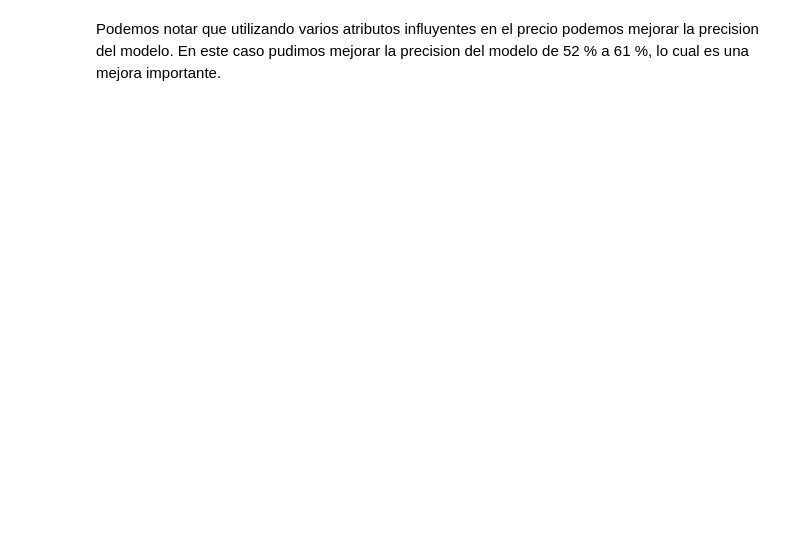
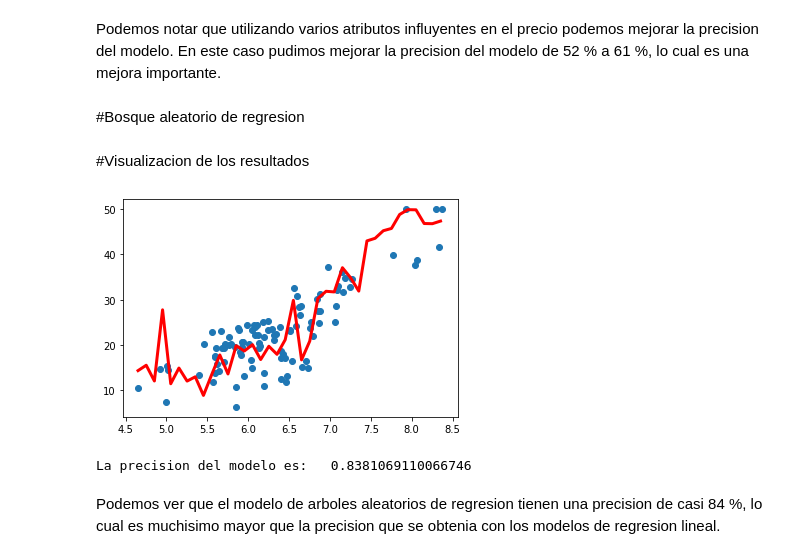
Before and after one commit to ValentinBarco/Aprendisaje-de-maquina, a Jupyter notebook: Valor_de_propiedades_en_boston.ipynb, the cells around one changed output. Drawn from its saved outputs; the diff is of its cells as text; code cells hidden in the pictures; blank space fills up the shorter version.

```diff
--- a/Valor_de_propiedades_en_boston.ipynb
+++ b/Valor_de_propiedades_en_boston.ipynb
@@ -127,3 +127,30 @@ La precision del modelo es:   0.612880655193512
 # %% [markdown]
 Podemos notar que utilizando varios atributos influyentes en el precio podemos mejorar la precision del modelo.
 En este caso pudimos mejorar la precision del modelo de 52 % a 61 %, lo cual es una mejora importante.
+# %% [markdown]
+#Bosque aleatorio de regresion
+# %%
+from sklearn.ensemble import RandomForestRegressor
+
+
+Bosque = RandomForestRegressor(n_estimators =300, max_depth = 10)
+Bosque.fit(X_train, y_train)
+y_pred = Bosque.predict(X_test)
+# %% [markdown]
+#Visualizacion de los resultados
+# %%
+X_grid = np.arange(min(X_test),max(X_test), 0.1)
+X_grid = X_grid.reshape((len(X_grid),1))
+plt.scatter(X_test,y_test)
+
+plt.plot(X_grid, Bosque.predict(X_grid), color = 'red', linewidth = 3)
+plt.show()
+# %% [output]
+[figure, added]
+# %%
+
+print('La precision del modelo es:  ', Bosque.score(X_train, y_train))
+# %% [output]
+La precision del modelo es:   0.8381069110066746
+# %% [markdown]
+Podemos ver que el modelo de arboles aleatorios de regresion tienen una precision de casi 84 %, lo cual es muchisimo mayor que la precision que se obtenia con los modelos de regresion lineal.
```
Also changed, not shown: parts of 3 cells of this notebook.
